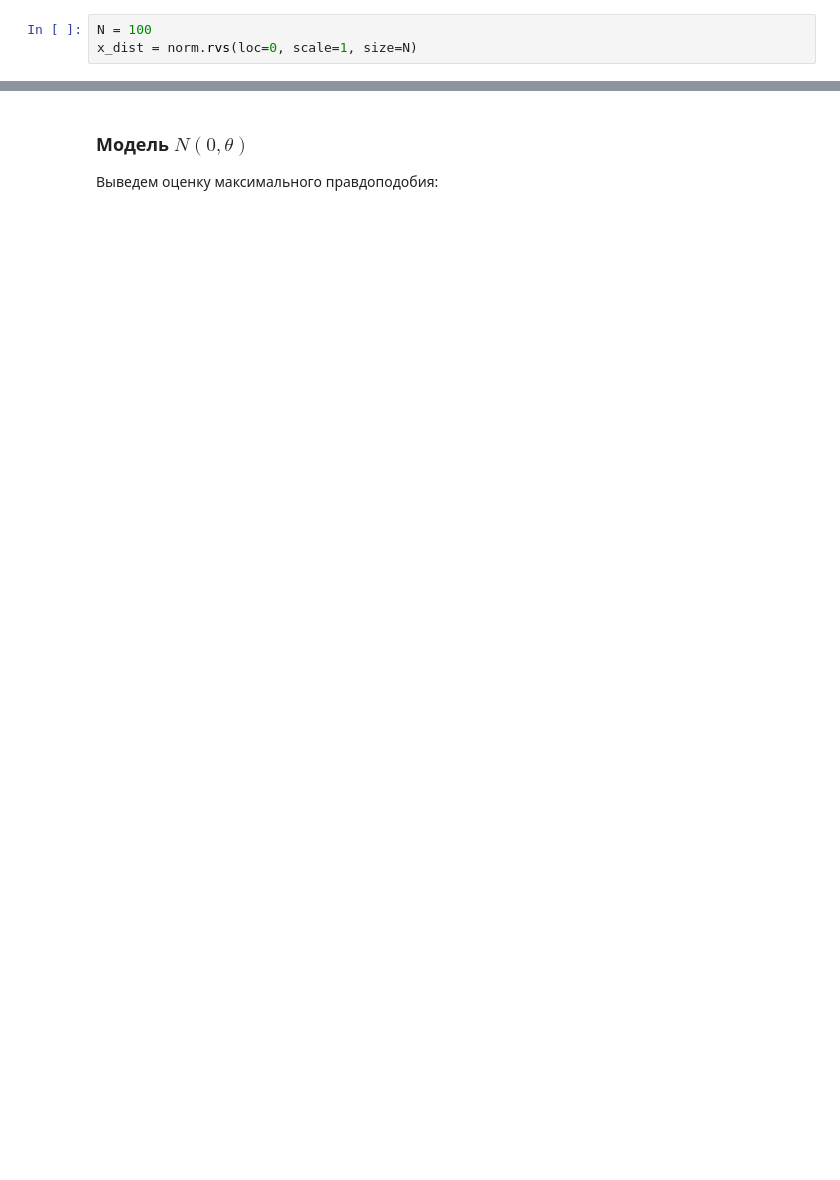
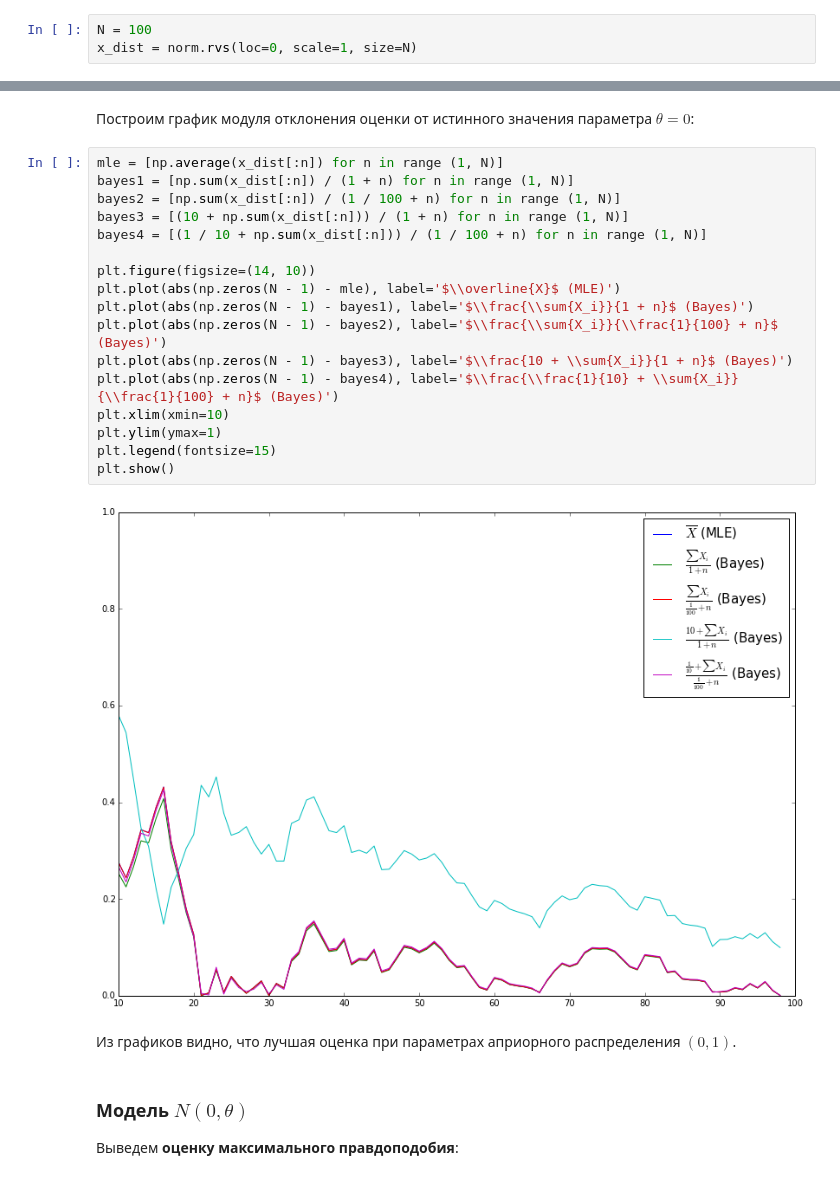
Before and after one commit to sopilnyak/mipt-mathematical-statistics, a Jupyter notebook: practice3/task7_1.ipynb, the cells around one changed output, grey strips where cells are left out. Saved outputs shown, nothing was run; the diff lists cells and outputs as text; blank space fills up the shorter version.

```diff
--- a/practice3/task7_1.ipynb
+++ b/practice3/task7_1.ipynb
@@ -39,7 +34,30 @@ plt.show()
+# %% [markdown]
+Построим график модуля отклонения оценки от истинного значения параметра $\theta = 0$:
+# %%
+mle = [np.average(x_dist[:n]) for n in range (1, N)]
+bayes1 = [np.sum(x_dist[:n]) / (1 + n) for n in range (1, N)]
+bayes2 = [np.sum(x_dist[:n]) / (1 / 100 + n) for n in range (1, N)]
+bayes3 = [(10 + np.sum(x_dist[:n])) / (1 + n) for n in range (1, N)]
+bayes4 = [(1 / 10 + np.sum(x_dist[:n])) / (1 / 100 + n) for n in range (1, N)]
+
+plt.figure(figsize=(14, 10))
+plt.plot(abs(np.zeros(N - 1) - mle), label='$\\overline{X}$ (MLE)')
+plt.plot(abs(np.zeros(N - 1) - bayes1), label='$\\frac{\\sum{X_i}}{1 + n}$ (Bayes)')
+plt.plot(abs(np.zeros(N - 1) - bayes2), label='$\\frac{\\sum{X_i}}{\\frac{1}{100} + n}$ (Bayes)')
+plt.plot(abs(np.zeros(N - 1) - bayes3), label='$\\frac{10 + \\sum{X_i}}{1 + n}$ (Bayes)')
+plt.plot(abs(np.zeros(N - 1) - bayes4), label='$\\frac{\\frac{1}{10} + \\sum{X_i}}{\\frac{1}{100} + n}$ (Bayes)')
+plt.xlim(xmin=10)
+plt.ylim(ymax=1)
+plt.legend(fontsize=15)
+plt.show()
+# %% [output]
+[figure, added]
+# %% [markdown]
+Из графиков видно, что лучшая оценка при параметрах априорного распределения $(0, 1)$.
 # %% [markdown]
 ### Модель $N(0, \theta)$
 
-Выведем оценку максимального правдоподобия:
+Выведем **оценку максимального правдоподобия**:
 # %% [markdown]
 $$p_\theta (x) = \frac{1}{\sqrt{2\pi\theta^2}} \exp \left(-\frac{x^2}{2\theta^2} \right)$$
 
```
Also changed, not shown: parts of 12 cells of this notebook.
